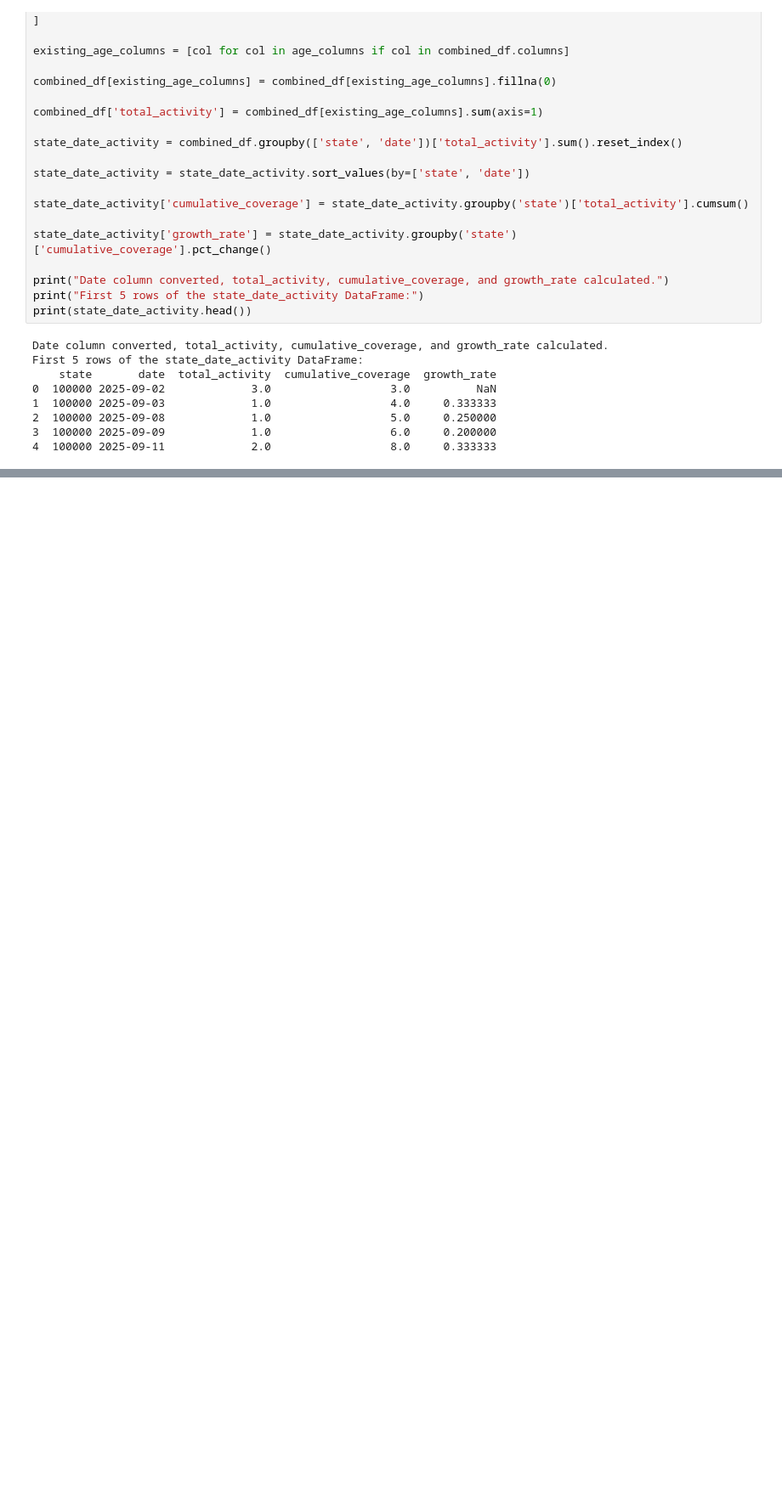
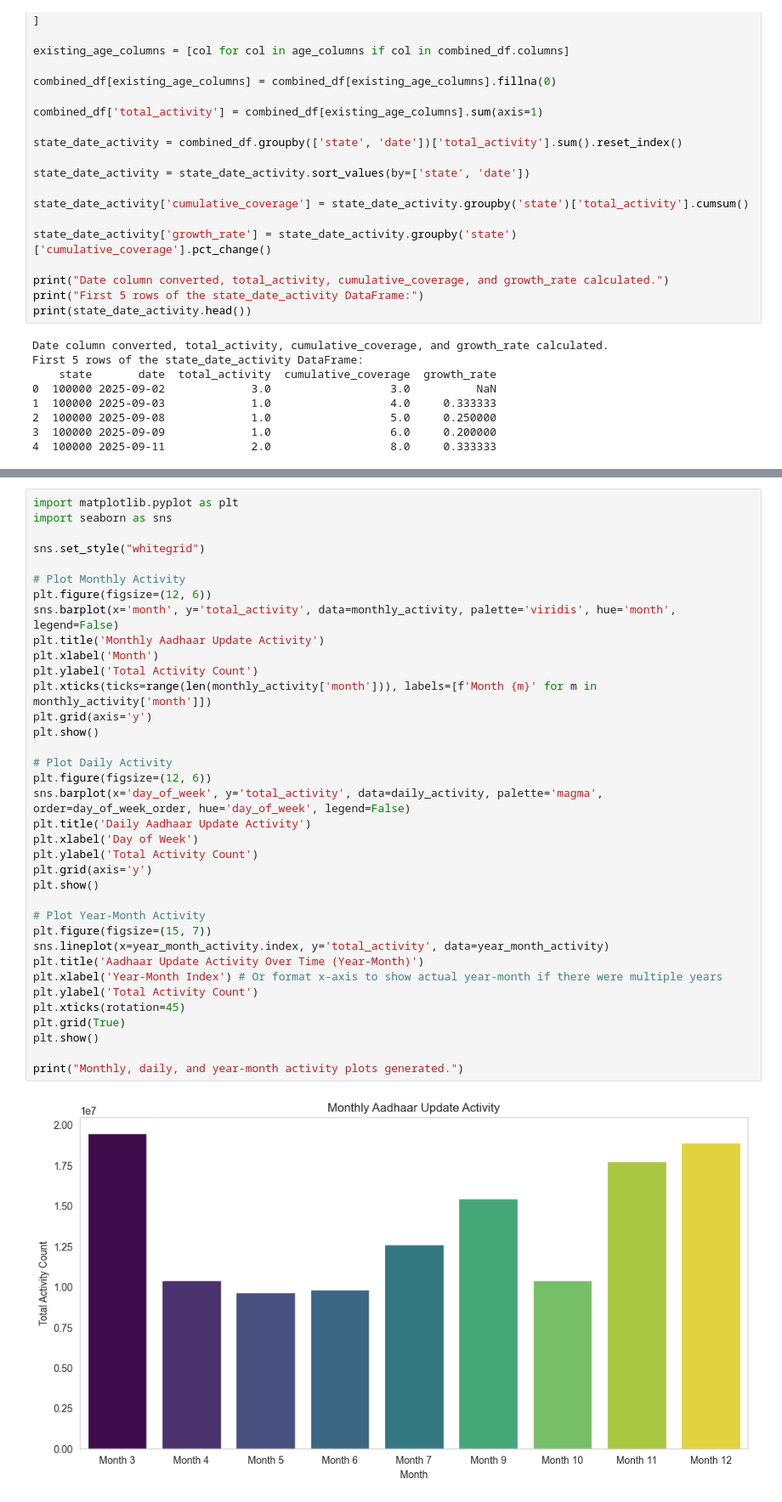
Before and after one commit to Aetherion-dotcom/employee-management-system, a Jupyter notebook: Trend & Pattern.ipynb, the cells around one changed output, grey strips where cells are left out. Shown at 85% size. Saved outputs shown, nothing was run; the diff lists cells and outputs as text; blank space fills up the shorter version.

```diff
--- a/Trend & Pattern.ipynb
+++ b/Trend & Pattern.ipynb
@@ -79,0 +212,38 @@ First 5 rows of the state_date_activity DataFrame:
+# %%
+import matplotlib.pyplot as plt
+import seaborn as sns
+
+sns.set_style("whitegrid")
+
+# Plot Monthly Activity
+plt.figure(figsize=(12, 6))
+sns.barplot(x='month', y='total_activity', data=monthly_activity, palette='viridis', hue='month', legend=False)
+plt.title('Monthly Aadhaar Update Activity')
+plt.xlabel('Month')
+plt.ylabel('Total Activity Count')
+plt.xticks(ticks=range(len(monthly_activity['month'])), labels=[f'Month {m}' for m in monthly_activity['month']])
+plt.grid(axis='y')
+plt.show()
+
+# Plot Daily Activity
+plt.figure(figsize=(12, 6))
+sns.barplot(x='day_of_week', y='total_activity', data=daily_activity, palette='magma', order=day_of_week_order, hue='day_of_week', legend=False)
+plt.title('Daily Aadhaar Update Activity')
+plt.xlabel('Day of Week')
+plt.ylabel('Total Activity Count')
+plt.grid(axis='y')
+plt.show()
+
+# Plot Year-Month Activity
+plt.figure(figsize=(15, 7))
+sns.lineplot(x=year_month_activity.index, y='total_activity', data=year_month_activity)
+plt.title('Aadhaar Update Activity Over Time (Year-Month)')
+plt.xlabel('Year-Month Index') # Or format x-axis to show actual year-month if there were multiple years
+plt.ylabel('Total Activity Count')
+plt.xticks(rotation=45)
+plt.grid(True)
+plt.show()
+
+print("Monthly, daily, and year-month activity plots generated.")
+# %% [output]
+[figure, added]
```
Also changed, not shown: parts of 15 cells of this notebook.
